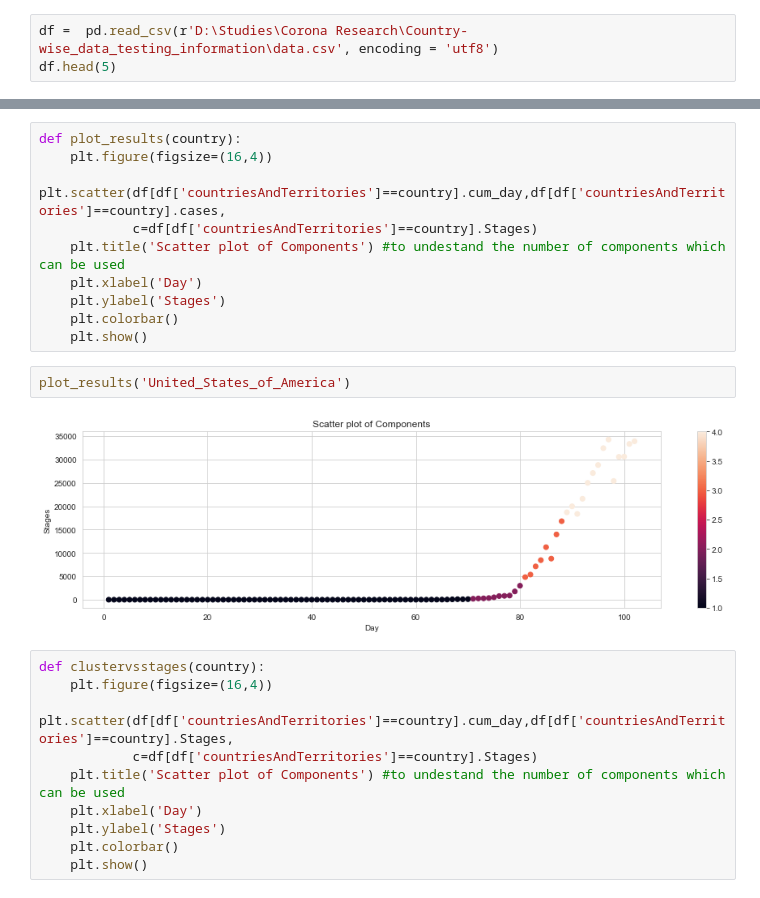
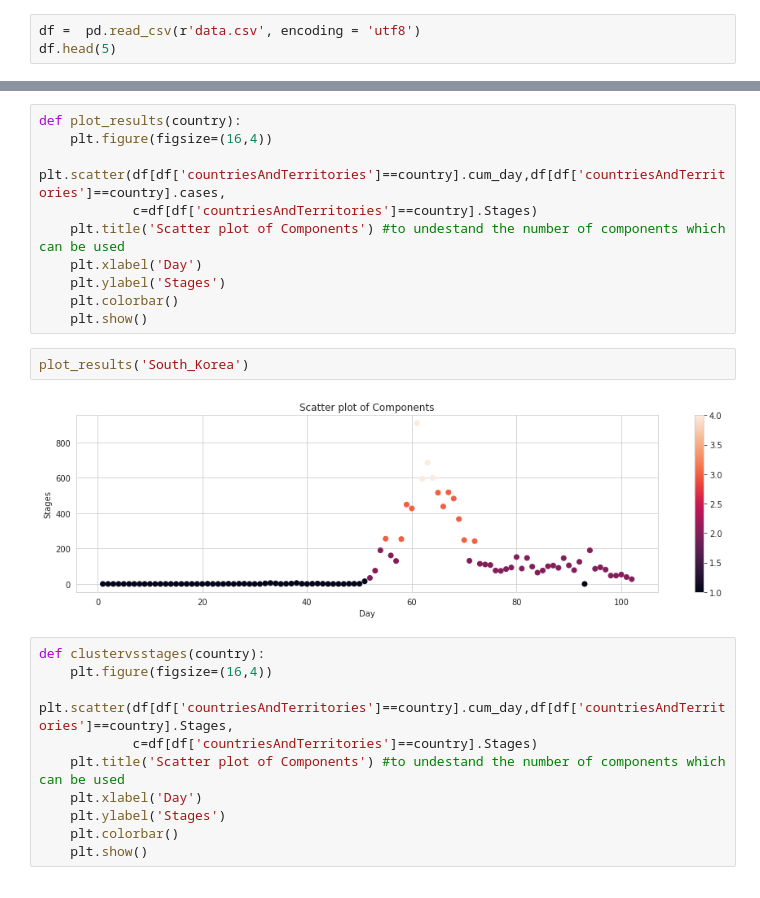
Before and after one commit to prerit1998jain/Pandemic-Forecasting-using-Time-dependent-SIRD-and-Poisson-Regression, a Jupyter notebook: Clustering/Poisson_MM and GMM_univariate.ipynb, the cells around one changed output, grey strips where cells are left out. Saved outputs shown, nothing was run; the diff lists cells and outputs as text.

```diff
--- a/Clustering/Poisson_MM and GMM_univariate.ipynb
+++ b/Clustering/Poisson_MM and GMM_univariate.ipynb
@@ -33,7 +17,7 @@ interpreter: 64bit
 # %% [markdown]
 Possion Data
 # %%
-df =  pd.read_csv(r'D:\Studies\Corona Research\Country-wise_data_testing_information\data.csv', encoding = 'utf8')
+df =  pd.read_csv(r'data.csv', encoding = 'utf8')
 df.head(5)
 # %% [output]
 |  | dateRep | cum_day | day | month | year | cases | deaths | countriesAndTerritories | geoId | ... |
@@ -144,9 +128,9 @@ def plot_results(country):
     plt.colorbar()
     plt.show()
 # %%
-plot_results('United_States_of_America')
+plot_results('South_Korea')
 # %% [output]
-[figure, old version]
+[figure, new version]
 # %%
 def clustervsstages(country):
     plt.figure(figsize=(16,4))
```
Also changed, not shown: parts of 2 cells of this notebook, 5 other files.
